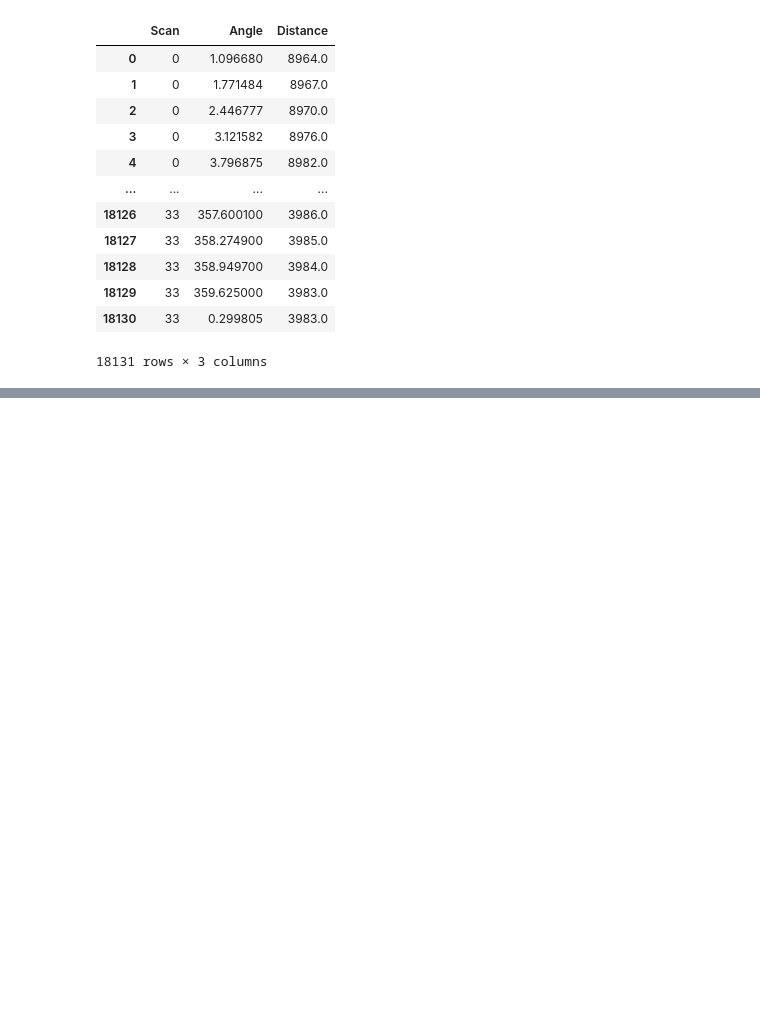
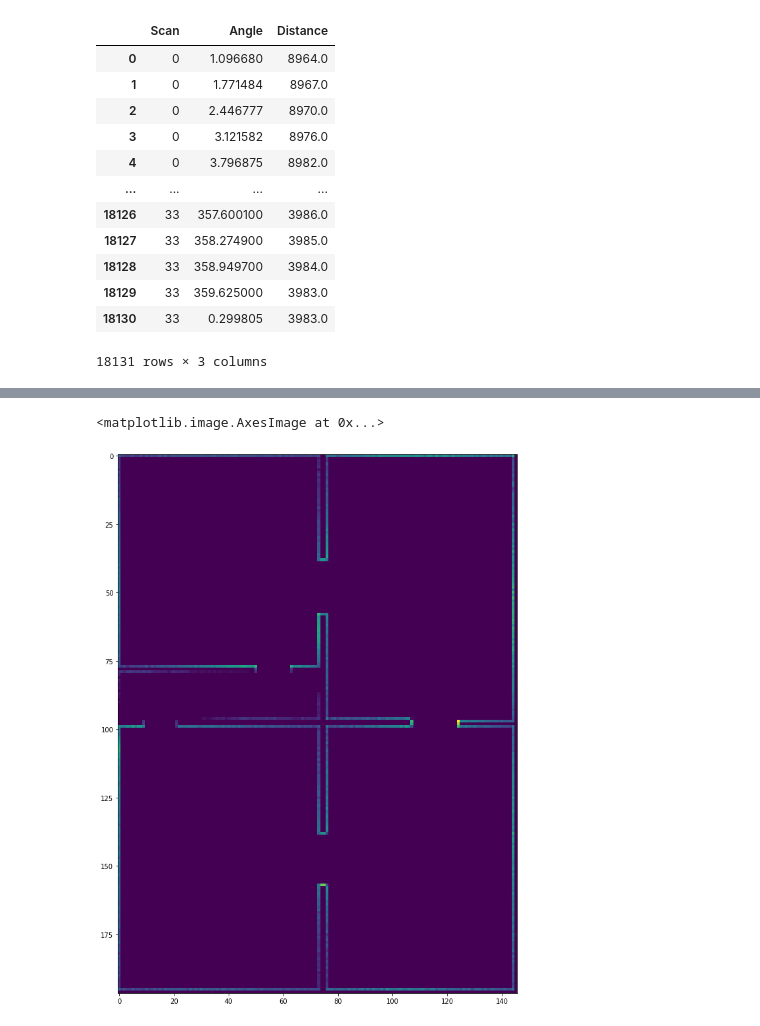
Before and after one commit to EricBizet/drone-flight-pathfinding, a Jupyter notebook: playground.ipynb, the cells around one changed output, grey strips where cells are left out. Cells and saved outputs as stored; diff of their text form; code cells hidden in the pictures; blank space fills up the shorter version.

```diff
--- a/playground.ipynb
+++ b/playground.ipynb
@@ -117,0 +140,9 @@ AttributeError: 'Line2D' object has no property 's'
+# %%
+grid = np.zeros((X_res, Y_res), int)
+np.add.at(grid, tuple(zip(*grid_obstacles_coords)), 1)
+
+plt.figure(figsize = (20,15))
+plt.imshow(grid, interpolation='nearest')
+# %% [output]
+<matplotlib.image.AxesImage at 0x...>
+[figure, added]
```
Also changed, not shown: parts of 5 cells of this notebook.
